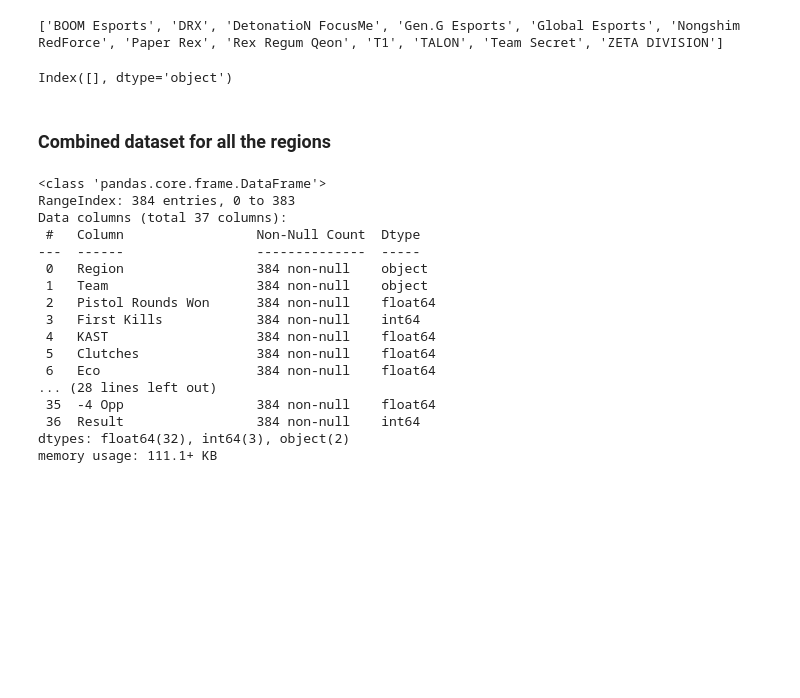
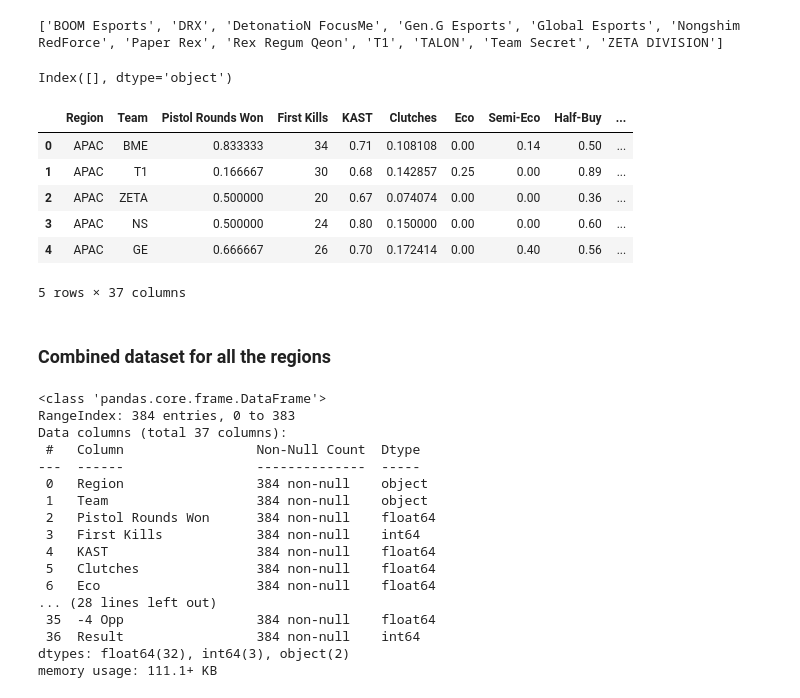
Before and after one commit to unnamed-catalyst/VCT-Predictor-Visualizer, a Jupyter notebook: preprocessing/data_preprocessing.ipynb, the cells around one changed output. Drawn from its saved outputs; the diff is of its cells as text; code cells hidden in the pictures; blank space fills up the shorter version.

```diff
--- a/data_preprocessing.ipynb
+++ b/preprocessing/data_preprocessing.ipynb
@@ -170,4 +185,19 @@ null_columns = apac_combined_df.columns[apac_combined_df.isnull().any()]
 print(null_columns)
 # %% [output]
 Index([], dtype='object')
+# %%
+total_pistol_rounds = apac_combined_df["Pistol Rounds Won"] + apac_combined_df["Pistol Rounds Won Opp"]
+
+apac_combined_df["Pistol Rounds Won"] = apac_combined_df["Pistol Rounds Won"] / total_pistol_rounds
+apac_combined_df["Pistol Rounds Won Opp"] = apac_combined_df["Pistol Rounds Won Opp"] / total_pistol_rounds
+
+apac_combined_df.head()
+# %% [output]
+|  | Region | Team | Pistol Rounds Won | First Kills | KAST | Clutches | Eco | Semi-Eco | Half-Buy | ... |
+| 0 | APAC | BME | 0.833333 | 34 | 0.71 | 0.108108 | 0.00 | 0.14 | 0.50 | ... |
+| 1 | APAC | T1 | 0.166667 | 30 | 0.68 | 0.142857 | 0.25 | 0.00 | 0.89 | ... |
+| 2 | APAC | ZETA | 0.500000 | 20 | 0.67 | 0.074074 | 0.00 | 0.00 | 0.36 | ... |
+| 3 | APAC | NS | 0.500000 | 24 | 0.80 | 0.150000 | 0.00 | 0.00 | 0.60 | ... |
+| 4 | APAC | GE | 0.666667 | 26 | 0.70 | 0.172414 | 0.00 | 0.40 | 0.56 | ... |
+5 rows × 37 columns
 # %%
```
Also changed, not shown: parts of 13 cells of this notebook, 16 other files.
